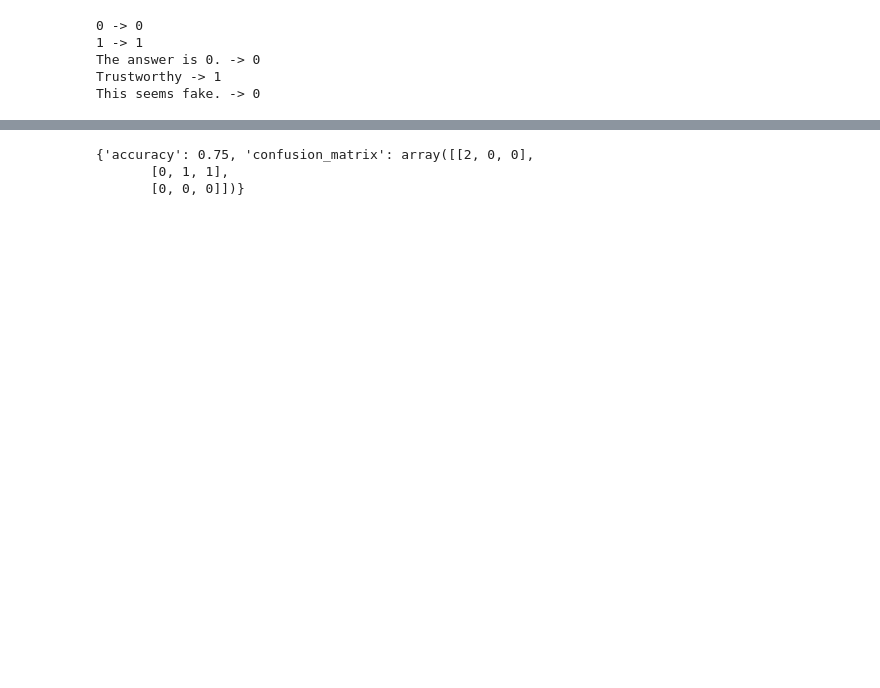
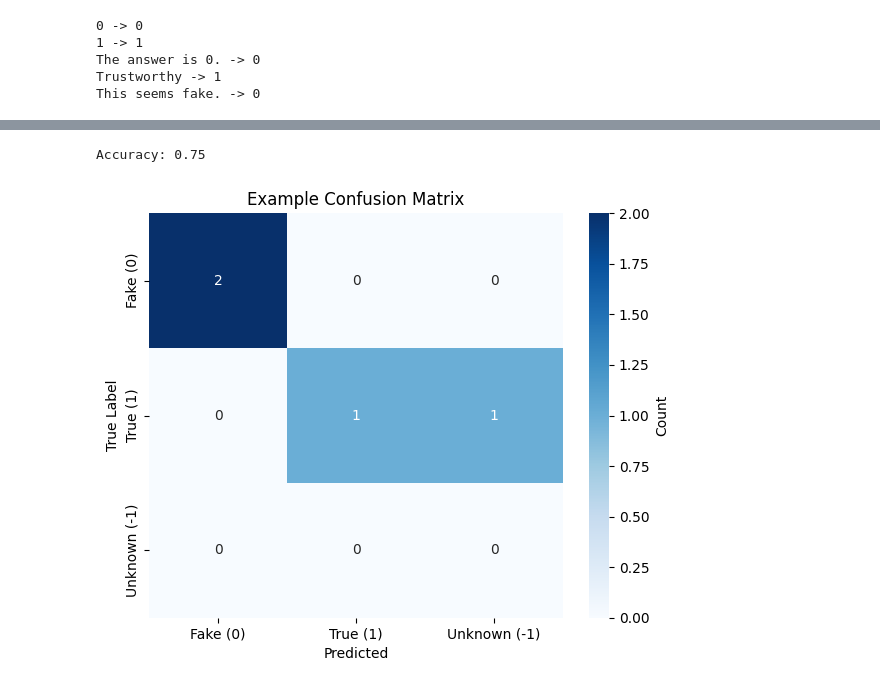
Before and after one commit to paul-talma/fake_news_interpretability, a Jupyter notebook: llm_inference_pipeline.ipynb, the cells around one changed output, grey strips where cells are left out. Cells and saved outputs as stored; diff of their text form; code cells hidden in the pictures; blank space fills up the shorter version.

Commit message:
pipeline finalized

```diff
--- a/llm_inference_pipeline.ipynb
+++ b/llm_inference_pipeline.ipynb
@@ -79,19 +79,4 @@ INFO:llm_pipeline:Using device: mps
 # %%
-# Load and parse pipeline_spec.md
-
-print(f"Reading spec from: {PIPELINE_SPEC}")
-try:
-    with open(PIPELINE_SPEC, "r") as f:
-        spec_text = f.read()
-        print(spec_text)
-except Exception as e:
-    logger.warning(
-        "Could not read pipeline_spec.md; proceeding with default inferred spec."
-    )
-    spec_text = ""
-
-
-# Quick parser: extract main required fields
 @dataclass
 class PipelineSpec:
     default_model: str = DEFAULT_MODEL
@@ -101,10 +86,8 @@ class PipelineSpec:
         "Your task is to classify news articles as either trustworthy or untrustworthy.\n"
         "Your answer should consist of exactly one token: 0 if the article is untrustworthy and 1 if it is trustworthy.\n\n"
     )
-    user_template: str = "ARTICLE: {article}\n\nCLASSIFICATION (0 or 1):"
-    # more fields could be added
+    user_template: str = "ARTICLE: {article}"
 
 
 pipeline_spec = PipelineSpec()
-print("Parsed pipeline spec:", pipeline_spec)
 # %% [output]
@@ -474,37 +515,56 @@ This seems fake. -> 0
 
 from sklearn.metrics import accuracy_score, confusion_matrix
 
 
 def compute_metrics(y_true: List[int], y_pred: List[Optional[int]]) -> Dict[str, Any]:
     # Convert None to a special class or treat as incorrect
     y_pred_clean = [(p if p is not None else -1) for p in y_pred]
     # For accuracy, treat None as incorrect
     valid_mask = [p in (0, 1) for p in y_pred]
     acc = accuracy_score(y_true, [p if p in (0, 1) else -1 for p in y_pred_clean])
     cm = confusion_matrix(
         y_true, [p if p in (0, 1) else 2 for p in y_pred_clean], labels=[0, 1, 2]
     )
     return {"accuracy": acc, "confusion_matrix": cm}
 
 
+def plot_confusion_matrix(cm, title: str = "Confusion Matrix"):
+    """Display confusion matrix as a seaborn heatmap."""
+    plt.figure(figsize=(6, 5))
+    sns.heatmap(
+        cm,
+        annot=True,
+        fmt="d",
+        cmap="Blues",
+        xticklabels=["Fake (0)", "True (1)", "Unknown (-1)"],
+        yticklabels=["Fake (0)", "True (1)", "Unknown (-1)"],
+        cbar_kws={"label": "Count"},
+    )
+    plt.xlabel("Predicted")
+    plt.ylabel("True Label")
+    plt.title(title)
+    plt.tight_layout()
+
+
 def plot_metric_comparison(metrics_by_model: Dict[str, Dict[str, Any]]):
     df = pd.DataFrame(
         [
             {"model": m, "accuracy": metrics["accuracy"]}
             for m, metrics in metrics_by_model.items()
         ]
     )
     sns.barplot(data=df, x="model", y="accuracy")
     plt.ylim(0, 1)
     plt.title("Model accuracy comparison")
 
 
 # Example usage with dummy preds
-print(compute_metrics([1, 0, 1, 0], [1, 0, None, 0]))
+metrics = compute_metrics([1, 0, 1, 0], [1, 0, None, 0])
+print(f"Accuracy: {metrics['accuracy']}")
+plot_confusion_matrix(metrics["confusion_matrix"], "Example Confusion Matrix")
 # %% [output]
-{'accuracy': 0.75, 'confusion_matrix': array([[2, 0, 0],
-       [0, 1, 1],
-       [0, 0, 0]])}
+Accuracy: 0.75
+[figure, added]
 # %%
 # Full pipeline runner for a model name (small, non-optimized demo)
 
```
Also changed, not shown: parts of 17 cells of this notebook.
